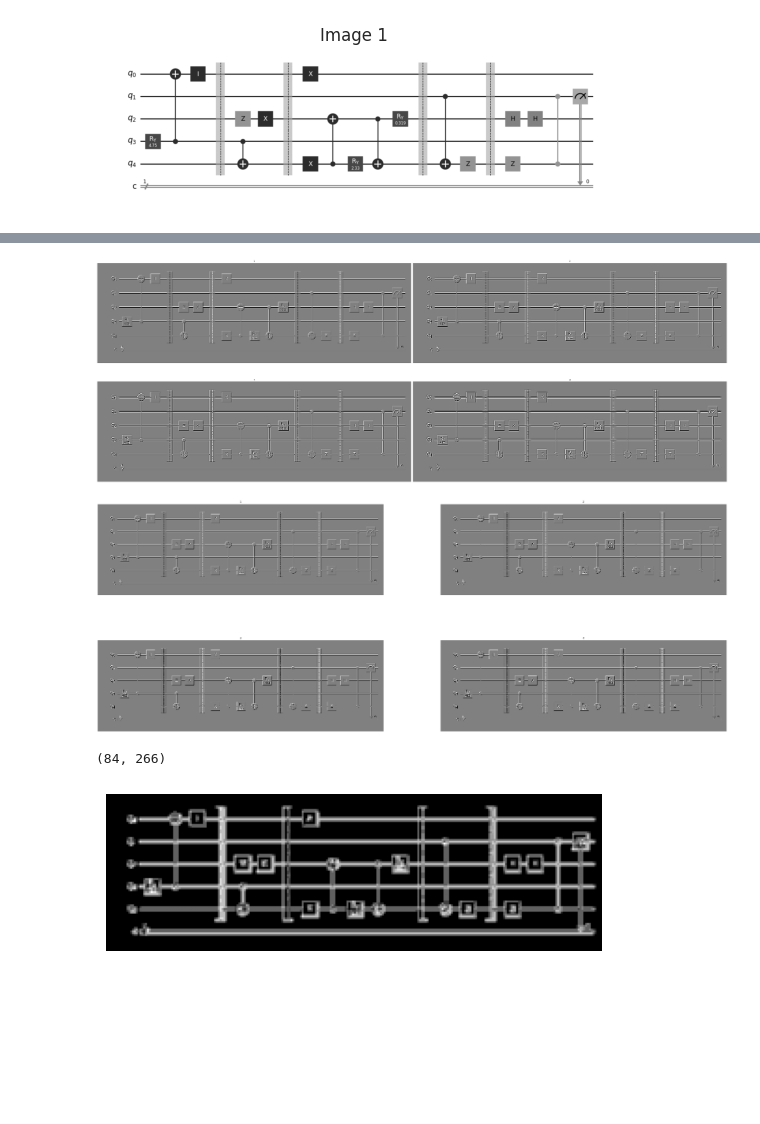
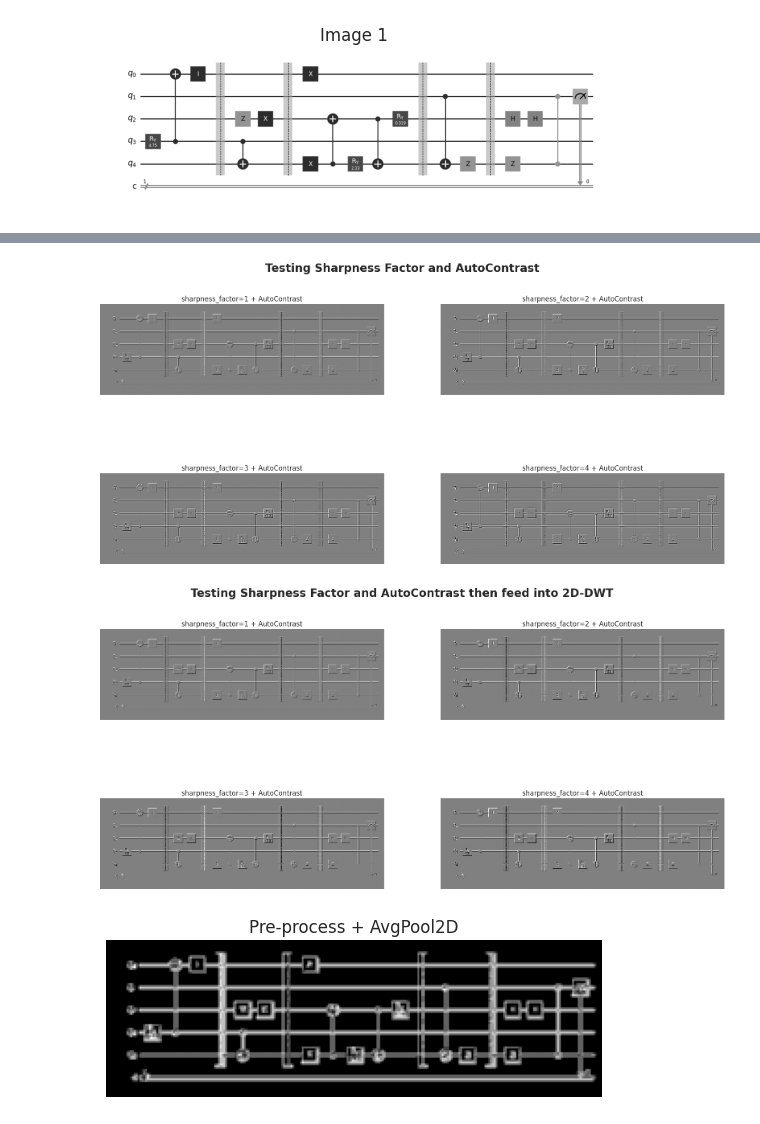
Before and after one commit to Dpbm/qcop, a Jupyter notebook: notebooks/data-analysis.ipynb, the cells around one changed output, grey strips where cells are left out. Cells and saved outputs as stored; diff of their text form; code cells hidden in the pictures; blank space fills up the shorter version.

```diff
--- a/notebooks/data-analysis.ipynb
+++ b/notebooks/data-analysis.ipynb
@@ -324,12 +295,14 @@ plt.show()
 Shape:  (339, 1065)
 [figure]
 # %%
+print("Recursive decompositions of cA")
 img = ex_image
+
 for turn in range(4):
     coeffs = pywt.dwt2(img, 'Haar')
     cA, (cB, cC, cD) = coeffs
 
-    fig,axs = plt.subplots(3,2)
+    fig,axs = plt.subplots(3,2,figsize=(20,10))
     axs[2,1].set_visible(False)
 
 
@@ -354,7 +327,8 @@ for turn in range(4):
     axs[2,0].set_title("B[.][.] + C[.][.]")
     axs[2,0].axis("off")
 
-    plt.suptitle(f"Turn: {turn+1}", fontsize=16)
+    plt.suptitle(f"Decomposition Turn: {turn+1}", fontsize=16, y=0.91, fontweight="bold")
+    fig.savefig(os.path.join(TARGET_DIR,f"decomposition-turn-{turn+1}.png"),bbox_inches="tight")
     plt.show()
 
     print("Shape A[.][.]", cA.shape)
@@ -372,9 +369,13 @@ Shape A[.][.] (22, 67)
 # %%
 filters = ('Haar', "db4", "db6", "coif4", "coif6", "sym4", "sym6", "coif8", "sym8")
-rows = int(len(filters)//2) + int(len(filters) % 2 == 1)
+is_odd = len(filters) % 2 == 1
+rows = int(len(filters)//2) + int(is_odd)
 cols = 2
 
 fig,axs = plt.subplots(rows,cols, figsize=(20,20))
+if is_odd:
+    axs[rows-1,cols-1].set_visible(False)
+
 
 for f_i,f in enumerate(filters):
     coeffs = pywt.dwt2(ex_image, f)
@@ -387,5 +388,8 @@ for f_i,f in enumerate(filters):
     ax.imshow(cB+cC, cmap="grey")
     ax.set_title(f)
     ax.axis("off")
+
+plt.suptitle("Testing Filters", y=0.92, fontsize=20, fontweight="bold")
+fig.savefig(os.path.join(TARGET_DIR,"test-filters-borders.png"),bbox_inches="tight")
 plt.show()
 # %% [output]
@@ -422,5 +428,5 @@ With Pooling:  torch.Size([1, 1, 84, 266])
 # %%
-fig,axs = plt.subplots(2,2,figsize=(50,50))
+fig,axs = plt.subplots(2,2,figsize=(20,10))
 for i in range(2):
     for j in range(2):
         factor = (i*2 + j) + 1
@@ -430,7 +436,9 @@ for i in range(2):
         inp = torch.from_numpy(border).unsqueeze(0).unsqueeze(0)
         out = filtering_v2(inp).squeeze().numpy()
         axs[i,j].imshow(out, cmap="grey")
-        axs[i,j].set_title(factor)
+        axs[i,j].set_title(f"sharpness_factor={factor}")
         axs[i,j].axis("off")
+plt.suptitle("Testing Sharpness Factor", y=0.92, fontsize=20, fontweight="bold")
+fig.savefig(os.path.join(TARGET_DIR,"test-sharpness.png"),bbox_inches="tight")
 plt.show()
 # %% [output]
@@ -438,5 +446,5 @@ plt.show()
 # %%
-fig,axs = plt.subplots(2,2,figsize=(50,20))
+fig,axs = plt.subplots(2,2,figsize=(20,10))
 for i in range(2):
     for j in range(2):
         factor = (i*2 + j) + 1
@@ -447,33 +455,36 @@ for i in range(2):
         inp = torch.from_numpy(border).unsqueeze(0).unsqueeze(0)
         out = filtering_v2(inp).squeeze().numpy()
         axs[i,j].imshow(out, cmap="grey")
-        axs[i,j].set_title(factor)
+        axs[i,j].set_title(f"sharpness_factor={factor} + AutoContrast")
         axs[i,j].axis("off")
-plt.tight_layout()
+plt.suptitle("Testing Sharpness Factor and AutoContrast", y=0.92, fontsize=20, fontweight="bold")
+fig.savefig(os.path.join(TARGET_DIR,"test-sharpness-auto-contrast.png"),bbox_inches="tight")
 plt.show()
 # %% [output]
-[figure, old version]
+[figure, new version]
 # %%
-fig,axs = plt.subplots(2,2,figsize=(50,20))
+fig,axs = plt.subplots(2,2,figsize=(20,10))
 for i in range(2):
     for j in range(2):
         factor = (i*2 + j) + 1
         filtering_v2 = v2.Compose([
             v2.RandomAutocontrast(p=1),
             v2.RandomAdjustSharpness(sharpness_factor=factor, p=1)
         ])
         inp = torch.from_numpy(ex_image).unsqueeze(0).unsqueeze(0)
         out = filtering_v2(inp).squeeze().numpy()
 
         coeffs = pywt.dwt2(out, 'Haar')
         cA, (cB, cC, cD) = coeffs
         border = cB+cC
         axs[i,j].imshow(border, cmap="grey")
-        axs[i,j].set_title(factor)
+        axs[i,j].set_title(f"sharpness_factor={factor} + AutoContrast")
         axs[i,j].axis("off")
+plt.suptitle("Testing Sharpness Factor and AutoContrast then feed into 2D-DWT", y=0.92, fontsize=20, fontweight="bold")
+fig.savefig(os.path.join(TARGET_DIR,"test-sharpness-auto-contrast-to-2D-DWT.png"),bbox_inches="tight")
 plt.show()
 # %% [output]
-[figure, old version]
+[figure, new version]
 # %%
 coeffs = pywt.dwt2(ex_image, 'Haar')
 cA, (cB, cC, cD) = coeffs
@@ -486,13 +497,14 @@ inp = torch.from_numpy(border).unsqueeze(0).unsqueeze(0)
 out_v2 = filtering_v2(inp)
 pool = torch.nn.AvgPool2d(3, stride=2)
 border_pooled = pool(out_v2).squeeze().numpy()
-print(border_pooled.shape)
+
 plt.imshow(border_pooled,cmap="grey")
+plt.title("Pre-process + AvgPool2D")
 plt.axis("off")
+plt.savefig(os.path.join(TARGET_DIR,"test-pre-processing-then-avgpool.png"),bbox_inches="tight")
 plt.show()
 # %% [output]
-(84, 266)
-[figure, old version]
+[figure, new version]
 # %%
 coeffs = pywt.dwt2(ex_image, 'Haar')
 cA, (cB, cC, cD) = coeffs
```
Also changed, not shown: parts of 21 cells of this notebook, 12 other files.
